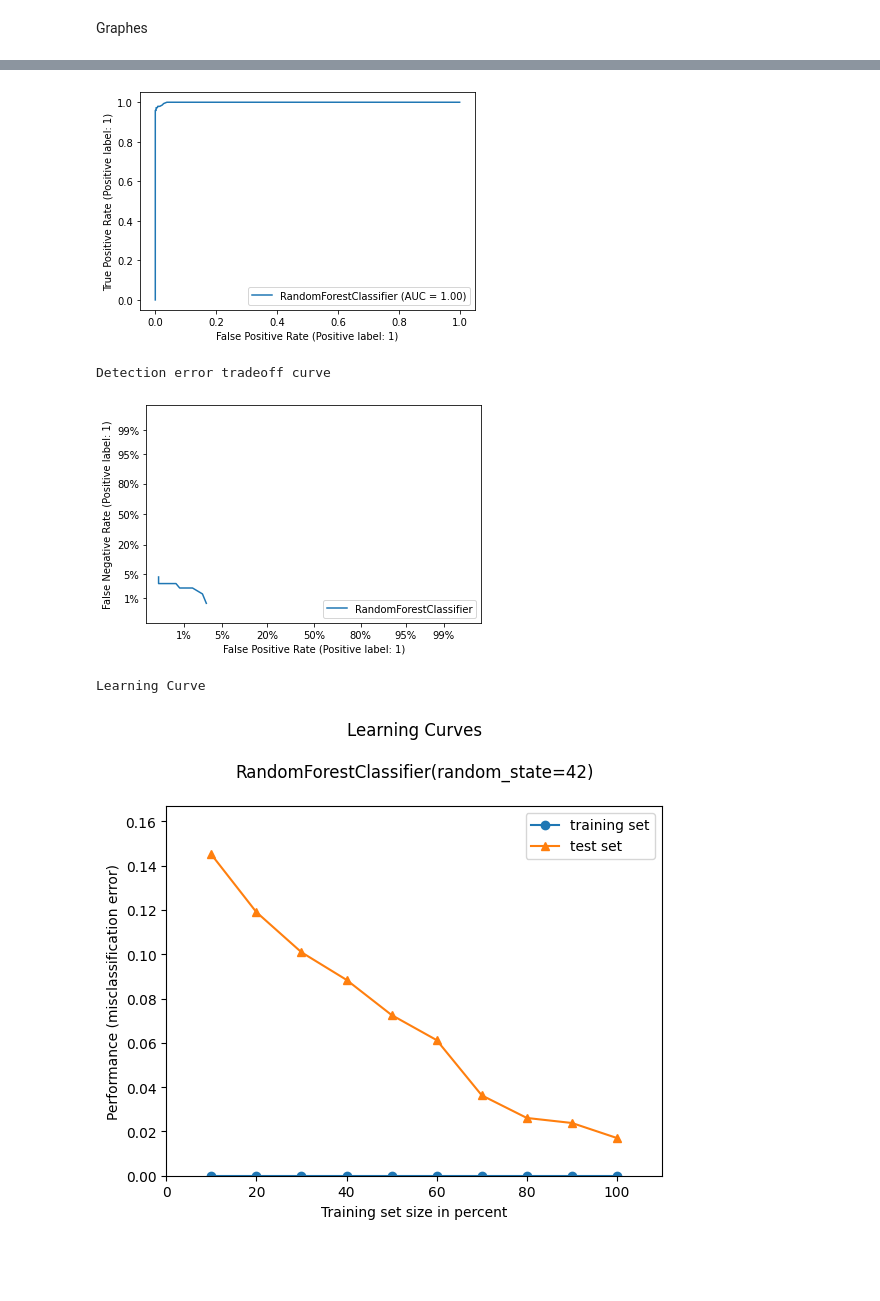
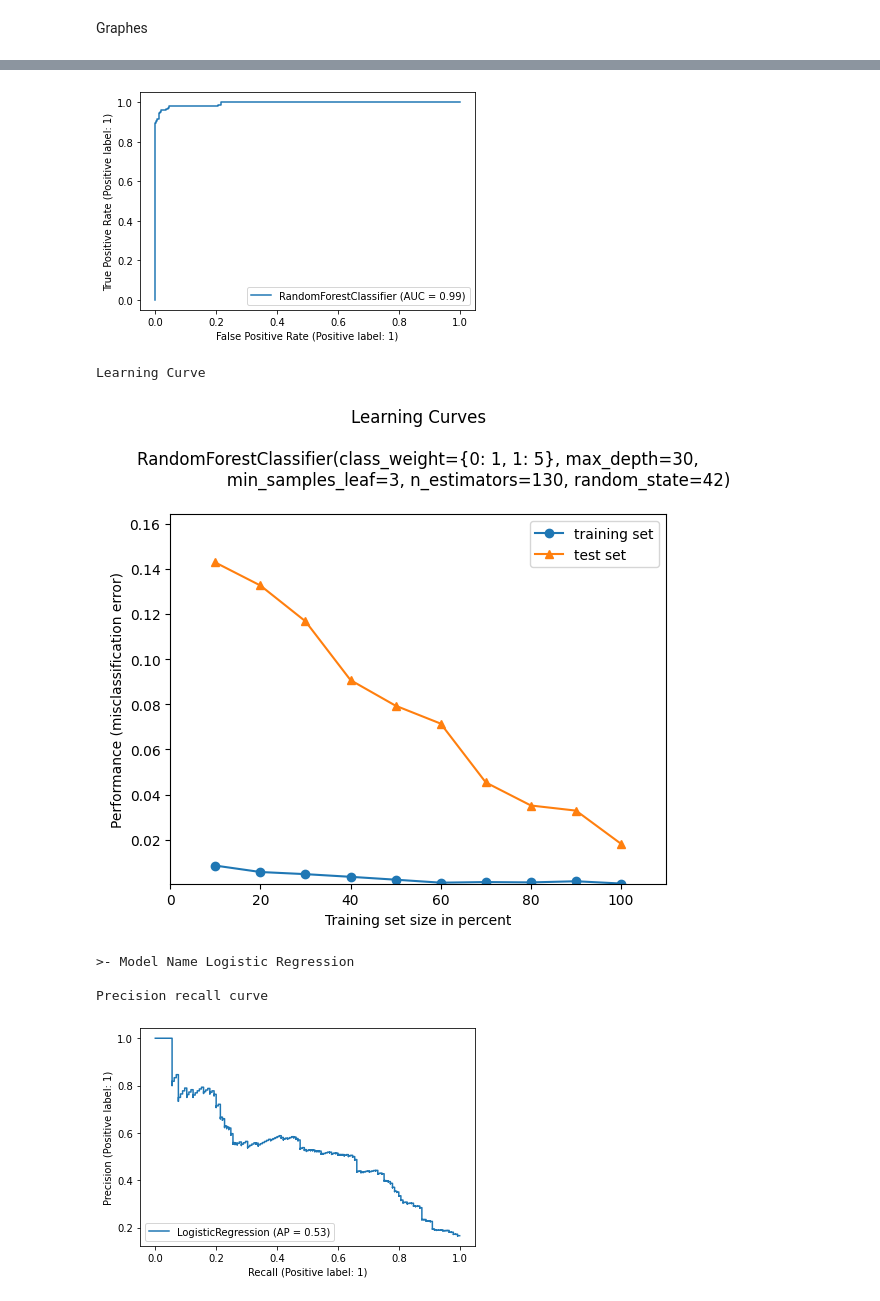
Before and after one commit to Mathieubola/ProjetIA, a Jupyter notebook: 4-Choix model et parametres.ipynb, the cells around one changed output, grey strips where cells are left out. Saved outputs shown, nothing was run; the diff lists cells and outputs as text; code cells hidden in the pictures; blank space fills up the shorter version.

```diff
--- a/4-Choix model et parametres.ipynb
+++ b/4-Choix model et parametres.ipynb
@@ -41,7 +41,7 @@ dict_models = {
     "RBF SVM": SVC(random_state=0),
     "Decision Tree": DecisionTreeClassifier(random_state=0),
     "Random Forest": RandomForestClassifier(random_state=0),
-    # "Neural Net": MLPClassifier(random_state=0),
+    "Neural Net": MLPClassifier(random_state=0),
     "AdaBoost": AdaBoostClassifier(random_state=0),
     "Logistic Regression": LogisticRegression(random_state=0),
     "Passive Aggressive Classifier": PassiveAggressiveClassifier(random_state=0),
@@ -171,9 +157,9 @@ dict(sorted(dict_coef.items(),key= lambda x:abs(x[1]), reverse=True))
 Erreur et perte
 # %%
 model_dict = {
-    'Random Forest': RandomForestClassifier(random_state=42),
+    'Random Forest': RandomForestClassifier(random_state=42, class_weight={0: 1, 1: 5}, max_depth=30, min_samples_leaf= 3, min_samples_split=2, n_estimators=130),
     'Logistic Regression': LogisticRegression(C=0.15, penalty="l2"),
-    'Multi Layered Perceptron': MLPClassifier(random_state=42)
+    'Multi Layered Perceptron': MLPClassifier(random_state=42, alpha=0.1, hidden_layer_sizes=100, max_iter=1600, solver='lbfgs')
 }
 
 y_pred_dict = {}
@@ -331,9 +317,9 @@ for name, model in model_dict.items():
     metrics.plot_roc_curve(model, X_test, y_test)
     plt.show()
 
-    print('Detection error tradeoff curve')
-    metrics.plot_det_curve(model, X_test, y_test)
-    plt.show()
+    #print('Detection error tradeoff curve')
+    #metrics.plot_det_curve(model, X_test, y_test)
+    #plt.show()
 
     print('Learning Curve')
     plot_learning_curves(X_train, y_train, X_test, y_test, model)
@@ -346,6 +332,8 @@ Precision recall curve
 Receiver Operating Characteristic Curve
-[figure, old version]
+[figure, new version]
-Detection error tradeoff curve
+Learning Curve
-[figure, old version]
+[figure, new version]
-Learning Curve
+>- Model Name Logistic Regression
+
+Precision recall curve
-[figure, old version]
+[figure, new version]
```
Also changed, not shown: parts of 9 cells of this notebook.
